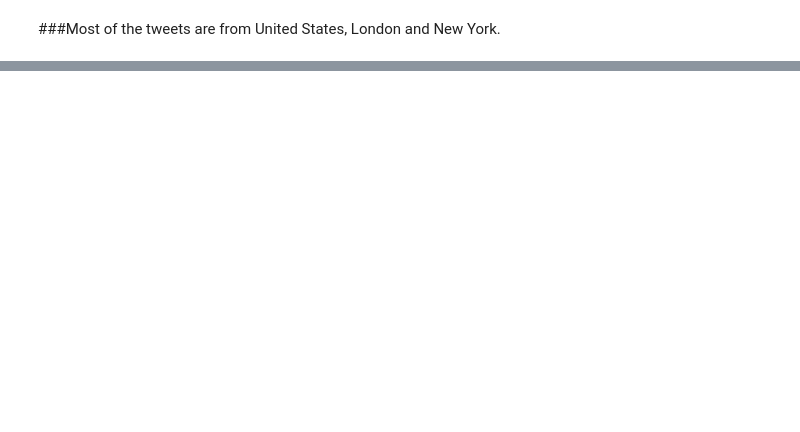
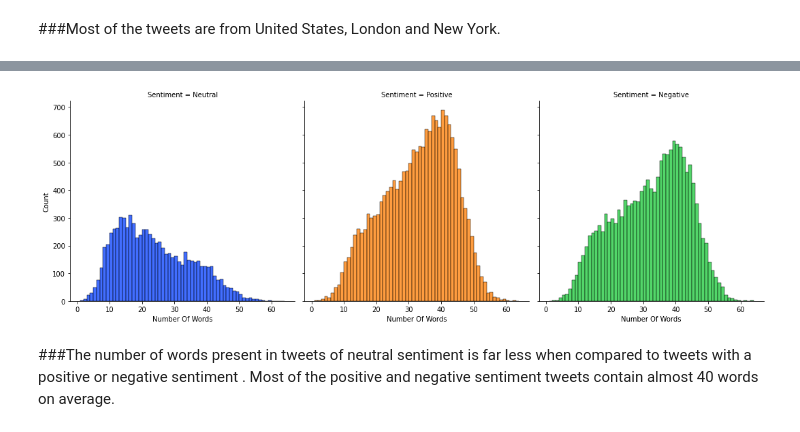
Before and after one commit to nivyathiruvoth/Coronavirus-Tweet-Sentiment-Analysis, a Jupyter notebook: Coronavirus_Tweet_Sentiment_Analysis_.ipynb, the cells around one changed output, grey strips where cells are left out. Cells and saved outputs as stored; diff of their text form; code cells hidden in the pictures; blank space fills up the shorter version.

```diff
--- a/Coronavirus_Tweet_Sentiment_Analysis_.ipynb
+++ b/Coronavirus_Tweet_Sentiment_Analysis_.ipynb
@@ -237,0 +251,6 @@ plt.show()
+# %%
+#Creating new column for day and month from date colum "TweetAt"
+df['day'] = pd.DatetimeIndex(df['TweetAt']).day
+df['month'] = pd.DatetimeIndex(df['TweetAt']).month
+#Creating a column containing name of the weekday
+df["week day"]=pd.DatetimeIndex(df['TweetAt']).day_name()
@@ -237,0 +267,6 @@ plt.show()
+# %%
+#Plotting total number of tweets for each sentiment over the months
+plt.rcParams["figure.figsize"]=(10,9)
+ax = sns.countplot(x="month", hue="Sentiment", data=df)
+plt.ylabel("Number of tweets")
+plt.show()
@@ -237,0 +301,4 @@ plt.show()
+# %%
+#Creating a new column 'length' by calculating the length of tweets
+df['length']=df['OriginalTweet'].apply(len)
+df.head()
@@ -237,0 +318,17 @@ plt.show()
+# %%
+def show_dist(df, col):
+
+  '''Function is to show distribution of any particular column for each of the different sentiment'''
+
+  bins = np.arange(df[col].min(), df[col].max() + 1)
+  g = sns.FacetGrid(df, col='Sentiment', height=5, hue='Sentiment', palette="bright")
+  g = g.map(sns.histplot, col, kde=False, bins=bins)
+# %%
+#Creating a new column named "Number Of Words" to store the number of words in each tweet
+df["Number Of Words"] = df["OriginalTweet"].str.split().apply(len)
+
+show_dist(df , 'Number Of Words')
+# %% [output]
+[figure, added]
+# %% [markdown]
+###The number of words present in tweets of neutral sentiment is far less when compared to tweets with a positive or negative sentiment . Most of the positive and negative sentiment tweets contain almost 40 words on average.
```
Also changed, not shown: parts of 22 cells of this notebook.
